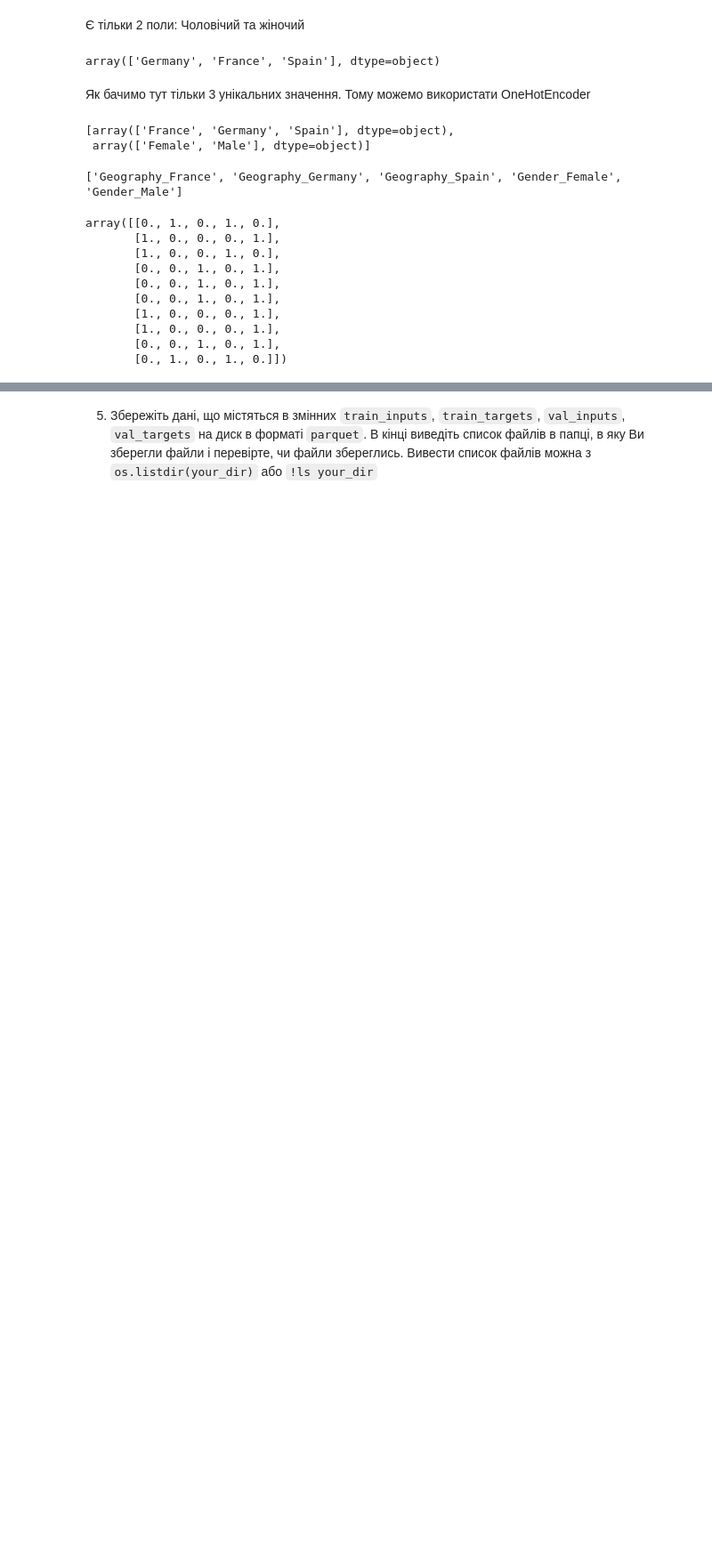
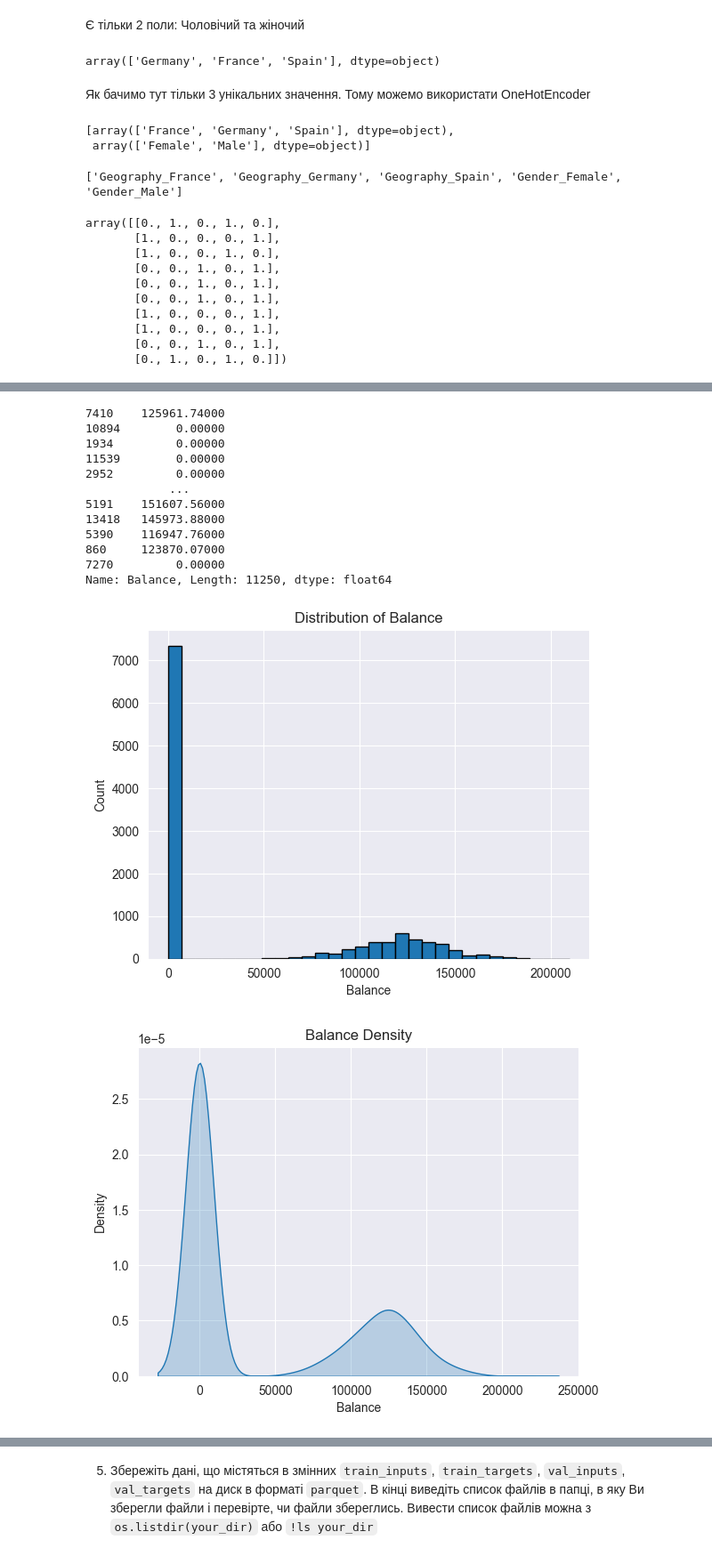
Before and after one commit to Reserford1991/data-loves-academy-machine-learning-for-people, a Jupyter notebook: Module-2-learning-with-teacher/2.2-Classification-and-logistic-regression/HW_2_2_Логістична_регресія_з_scikit_learn.ipynb, the cells around one changed output, grey strips where cells are left out. Shown at 89% size. Drawn from its saved outputs; the diff is of its cells as text; code cells hidden in the pictures; blank space fills up the shorter version.

```diff
--- a/Module-2-learning-with-teacher/2.2-Classification-and-logistic-regression/HW_2_2_Логістична_регресія_з_scikit_learn.ipynb
+++ b/Module-2-learning-with-teacher/2.2-Classification-and-logistic-regression/HW_2_2_Логістична_регресія_з_scikit_learn.ipynb
@@ -356,0 +361,17 @@ plt.show()
+# %%
+column_description('Balance')
+# %% [output]
+7410    125961.74000
+10894        0.00000
+1934         0.00000
+11539        0.00000
+2952         0.00000
+            ...
+5191    151607.56000
+13418   145973.88000
+5390    116947.76000
+860     123870.07000
+7270         0.00000
+Name: Balance, Length: 11250, dtype: float64
+[figure, added]
+[figure, added]
```
Also changed, not shown: parts of 68 cells of this notebook, 4 other files.
